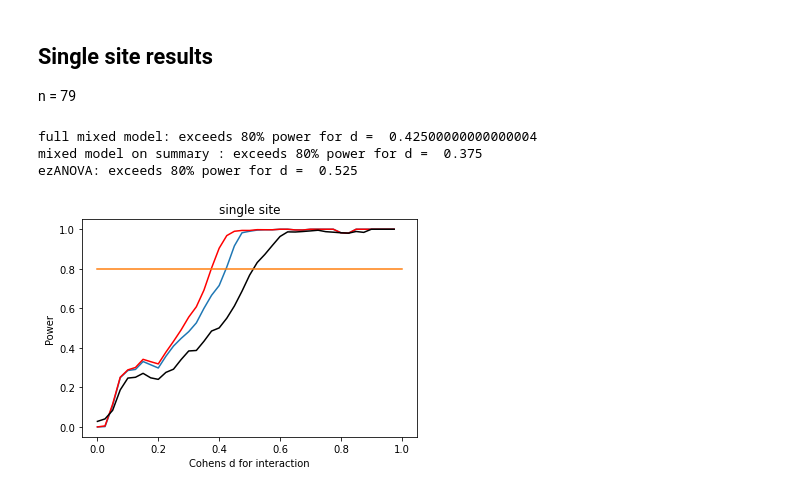
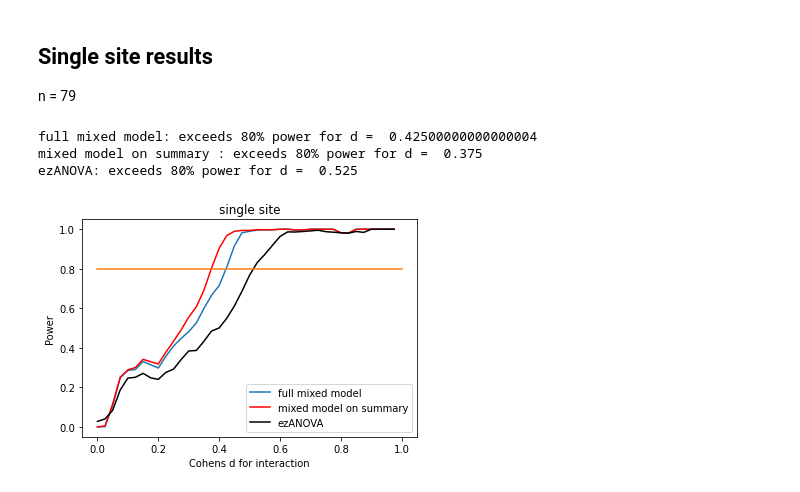
Before and after one commit to poldrack/open_science_examples, a Jupyter notebook: bissett_RRR/analysis/AnalyzePowerResults.ipynb, the cells around one changed output. Drawn from its saved outputs; the diff is of its cells as text; code cells hidden in the pictures.

```diff
--- a/bissett_RRR/analysis/AnalyzePowerResults.ipynb
+++ b/bissett_RRR/analysis/AnalyzePowerResults.ipynb
@@ -58,31 +59,33 @@ results_sim['psig_int_rm'] = (results_sim['int_pval_simple'] < .05).astype("int"
 
 # use moving average
 span = 0.025
 dvals = np.arange(0, 1, span)
 
 power_ma = pd.DataFrame()
 for i, d in enumerate(dvals):
     results_d = results_sim.query('cohensd_int > %f & cohensd_int < %f' % (d - span, d + span))
     #print(d, results_d.shape)
     power_ma.loc[i, 'd'] = d
     power_ma.loc[i, 'power_randslope'] = results_d.psig_int.mean()
     power_ma.loc[i, 'power_rm'] = results_d.psig_int_rm.mean()
     power_ma.loc[i, 'power_ez'] = results_d.psig_int_ez.mean()
     power_ma.loc[i, 'n'] = results_d.psig_int.count()
 
 print('full mixed model: exceeds 80% power for d = ', power_ma.query('power_randslope > 0.8').d.iloc[0])
 print('mixed model on summary : exceeds 80% power for d = ', power_ma.query('power_rm > 0.8').d.iloc[0])
 print('ezANOVA: exceeds 80% power for d = ', power_ma.query('power_ez > 0.8').d.iloc[0])
 
 plt.plot(power_ma.d, power_ma.power_randslope)
 plt.plot(power_ma.d, power_ma.power_rm, 'r')
 plt.plot(power_ma.d, power_ma.power_ez, 'k')
 plt.title('single site')
 plt.xlabel('Cohens d for interaction')
 plt.ylabel('Power')
+plt.legend(['full mixed model', 'mixed model on summary', 'ezANOVA'])
+
 _ = plt.plot([0, 1], [0.8, 0.8])
 # %% [output]
 full mixed model: exceeds 80% power for d =  0.42500000000000004
 mixed model on summary : exceeds 80% power for d =  0.375
 ezANOVA: exceeds 80% power for d =  0.525
-[figure, old version]
+[figure, new version]
```
Also changed, not shown: parts of 1 cell of this notebook.
